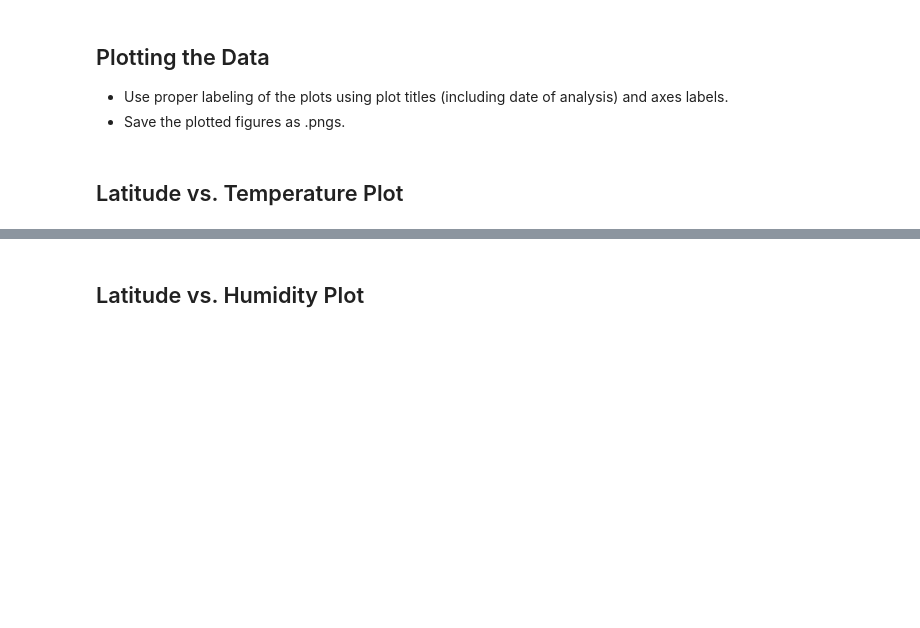
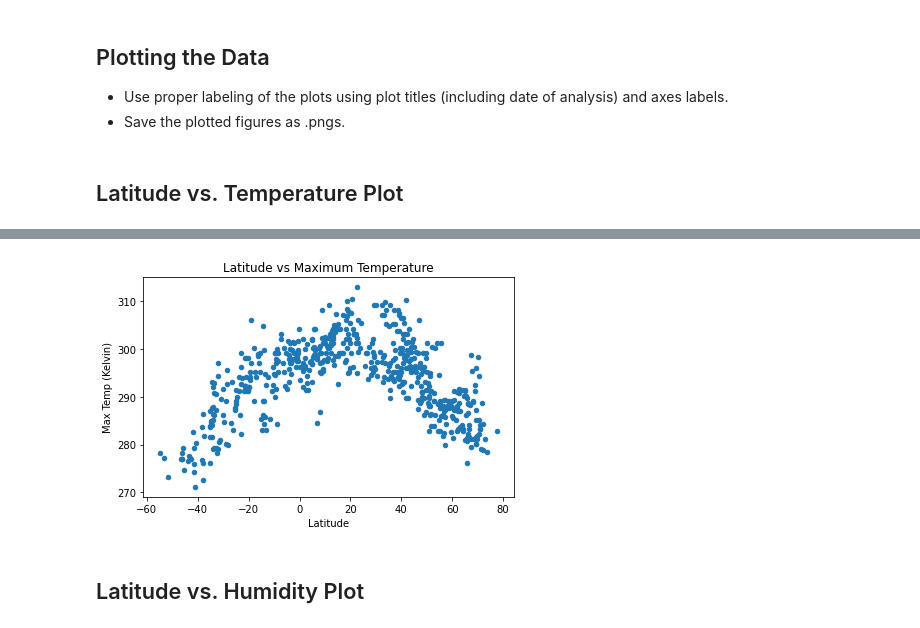
Before and after one commit to 12wollmana/UMN-Data_Analytics-Python_API_Challenge, a Jupyter notebook: WeatherPy/WeatherPy.ipynb, the cells around one changed output, grey strips where cells are left out. Saved outputs shown, nothing was run; the diff lists cells and outputs as text; code cells hidden in the pictures; blank space fills up the shorter version.

```diff
--- a/WeatherPy/WeatherPy.ipynb
+++ b/WeatherPy/WeatherPy.ipynb
@@ -198,0 +207,9 @@ Int64Index([], dtype='int64')
+# %%
+# Extract relevant fields from the data frame
+final_columns = [City_Weather_Columns.lat,
+                 City_Weather_Columns.max_temp,
+                 City_Weather_Columns.humidity,
+                 City_Weather_Columns.cloudiness,
+                 City_Weather_Columns.wind_speed]
+final_city_data = clean_city_data[final_columns]
+final_city_data.head()
@@ -213,2 +232,15 @@ Int64Index([], dtype='int64')
+# %%
+def plot_lat_v_temp(df):
+    plot = df.plot(kind="scatter", \
+            x = City_Weather_Columns.lat, y = City_Weather_Columns.max_temp)
+    plt.title("Latitude vs Maximum Temperature")
+    plt.ylabel("Max Temp (Kelvin)")
+    plt.xlabel("Latitude")
+
+plot_lat_v_temp(final_city_data)
+plt.tight_layout()
+plt.show()
+# %% [output]
+[figure, added]
 # %% [markdown]
 ## Latitude vs. Humidity Plot
```
Also changed, not shown: parts of 39 cells of this notebook, 1 other file.
